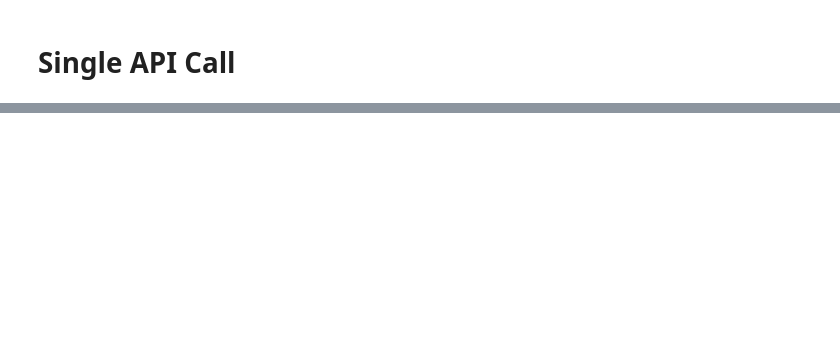
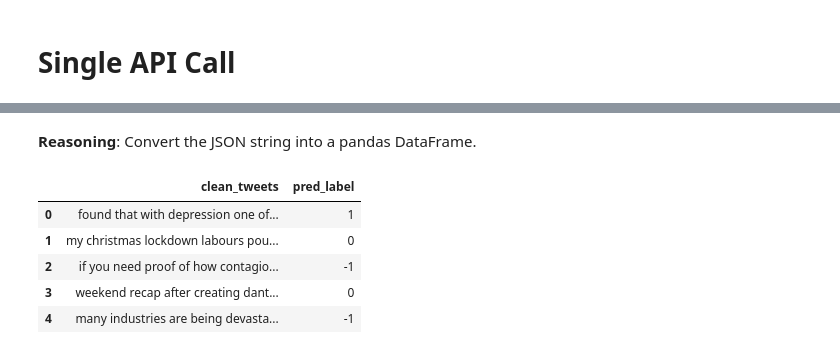
Before and after one commit to AnusreeMandal/twitter-sentiment-analysis, a Jupyter notebook: TWEETSANALYSIS.ipynb, the cells around one changed output, grey strips where cells are left out. Drawn from its saved outputs; the diff is of its cells as text; code cells hidden in the pictures; blank space fills up the shorter version.

```diff
--- a/TWEETSANALYSIS.ipynb
+++ b/TWEETSANALYSIS.ipynb
@@ -382,0 +428,16 @@ response = model.gener
+# %% [markdown]
+**Reasoning**:
+Convert the JSON string into a pandas DataFrame.
+# %%
+import json
+
+predictions_list = json.loads(json_string)
+predictions_df = pd.DataFrame(predictions_list)
+display(predictions_df.head())
+# %% [output]
+|  | clean_tweets | pred_label |
+| 0 | found that with depression one of... | 1 |
+| 1 | my christmas lockdown labours pou... | 0 |
+| 2 | if you need proof of how contagio... | -1 |
+| 3 | weekend recap after creating dant... | 0 |
+| 4 | many industries are being devasta... | -1 |
```
Also changed, not shown: parts of 42 cells of this notebook.
